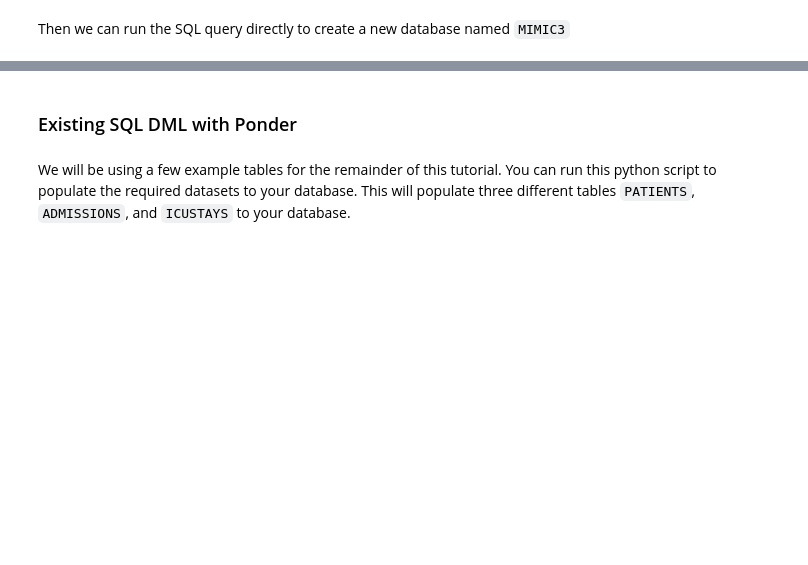
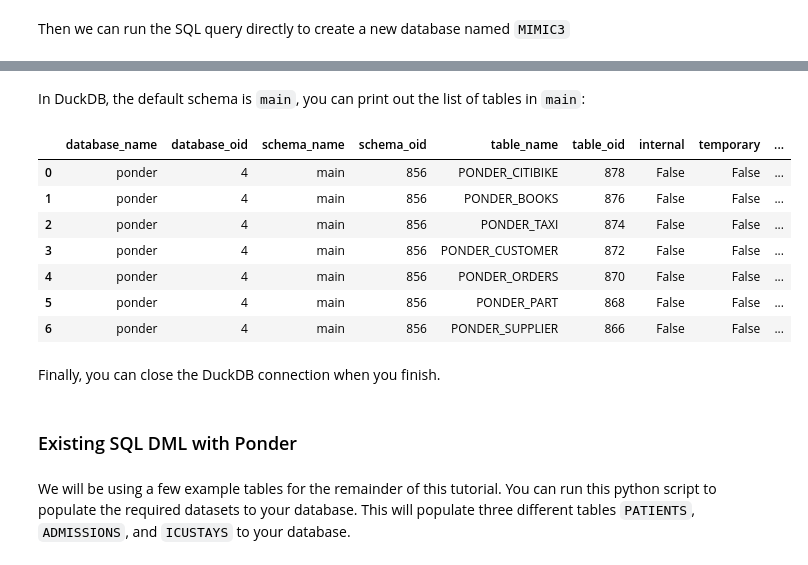
Before and after one commit to ponder-org/ponder-notebooks, a Jupyter notebook: duckdb/tutorial/06-advanced-sql.ipynb, the cells around one changed output, grey strips where cells are left out. Drawn from its saved outputs; the diff is of its cells as text; code cells hidden in the pictures; blank space fills up the shorter version.

```diff
--- a/duckdb/tutorial/06-advanced-sql.ipynb
+++ b/duckdb/tutorial/06-advanced-sql.ipynb
@@ -28,0 +18,3 @@ connection = engine.connect()
+# %%
+import duckdb
+duckdb_con = duckdb.connect("ponder.db")
@@ -49,0 +45,15 @@ pandas.DataFrame(ret.all())
+# %% [markdown]
+In DuckDB, the default schema is `main`, you can print out the list of tables in `main`:
+# %%
+duckdb_con.execute('SELECT * FROM duckdb_tables;').df()
+# %% [output]
+|  | database_name | database_oid | schema_name | schema_oid | table_name | table_oid | internal | temporary | ... |
+| 0 | ponder | 4 | main | 856 | PONDER_CITIBIKE | 878 | False | False | ... |
+| 1 | ponder | 4 | main | 856 | PONDER_BOOKS | 876 | False | False | ... |
+| 2 | ponder | 4 | main | 856 | PONDER_TAXI | 874 | False | False | ... |
+| 3 | ponder | 4 | main | 856 | PONDER_CUSTOMER | 872 | False | False | ... |
+| 4 | ponder | 4 | main | 856 | PONDER_ORDERS | 870 | False | False | ... |
+| 5 | ponder | 4 | main | 856 | PONDER_PART | 868 | False | False | ... |
+| 6 | ponder | 4 | main | 856 | PONDER_SUPPLIER | 866 | False | False | ... |
+# %% [markdown]
+Finally, you can close the DuckDB connection when you finish.
```
Also changed, not shown: parts of 23 cells of this notebook, 5 other files.
